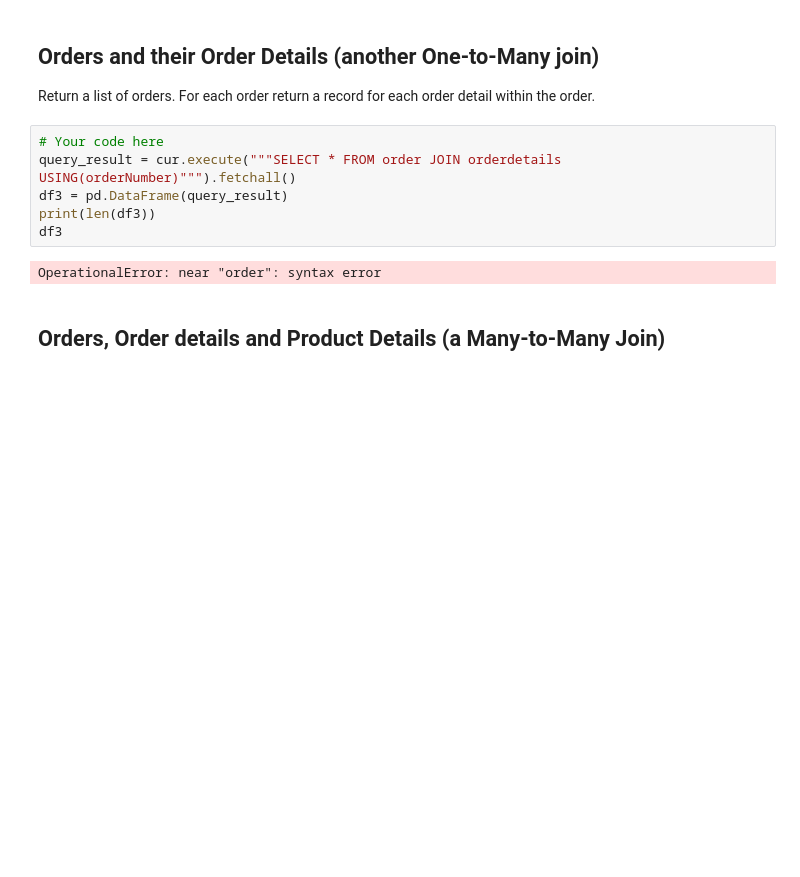
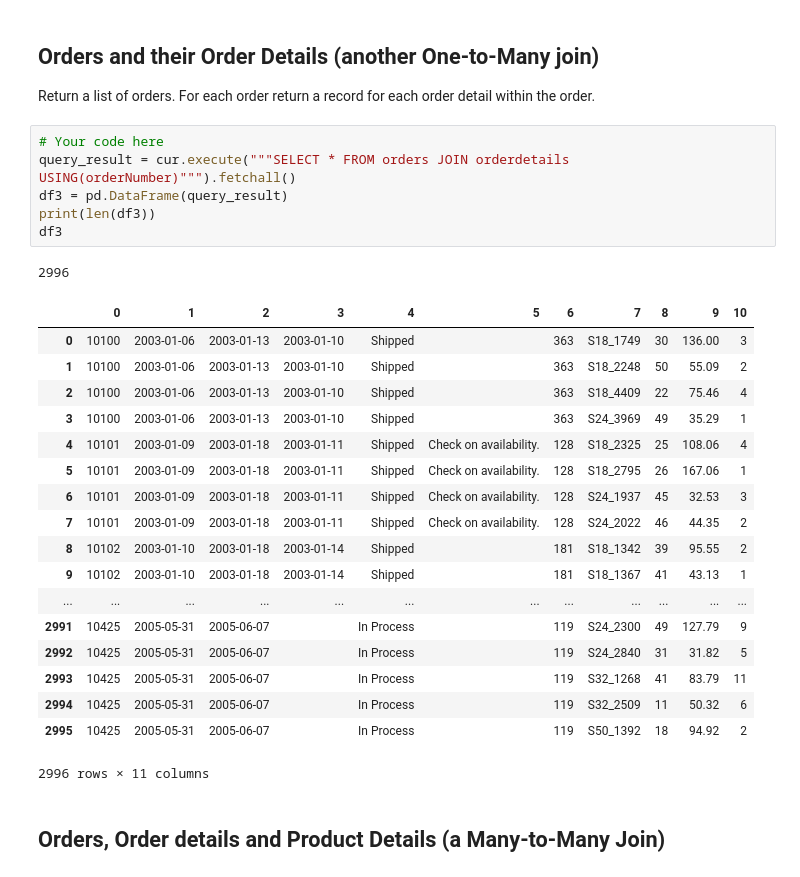
Before and after one commit to rvent/dsc-1-05-13-one-to-many-and-many-to-many-joins-lab-nyc-ds-career-012819, a Jupyter notebook: index.ipynb, the cells around one changed output. Drawn from its saved outputs; the diff is of its cells as text; blank space fills up the shorter version.

```diff
--- a/index.ipynb
+++ b/index.ipynb
@@ -82,13 +82,31 @@ df2
 Return a list of orders. For each order return a record for each order detail within the order.
 # %%
 # Your code here
-query_result = cur.execute("""SELECT * FROM order JOIN orderdetails
+query_result = cur.execute("""SELECT * FROM orders JOIN orderdetails
 USING(orderNumber)""").fetchall()
 df3 = pd.DataFrame(query_result)
 print(len(df3))
 df3
 # %% [output]
-OperationalError: near "order": syntax error
+2996
+|  | 0 | 1 | 2 | 3 | 4 | 5 | 6 | 7 | 8 | 9 | 10 |
+| 0 | 10100 | 2003-01-06 | 2003-01-13 | 2003-01-10 | Shipped |  | 363 | S18_1749 | 30 | 136.00 | 3 |
+| 1 | 10100 | 2003-01-06 | 2003-01-13 | 2003-01-10 | Shipped |  | 363 | S18_2248 | 50 | 55.09 | 2 |
+| 2 | 10100 | 2003-01-06 | 2003-01-13 | 2003-01-10 | Shipped |  | 363 | S18_4409 | 22 | 75.46 | 4 |
+| 3 | 10100 | 2003-01-06 | 2003-01-13 | 2003-01-10 | Shipped |  | 363 | S24_3969 | 49 | 35.29 | 1 |
+| 4 | 10101 | 2003-01-09 | 2003-01-18 | 2003-01-11 | Shipped | Check on availability. | 128 | S18_2325 | 25 | 108.06 | 4 |
+| 5 | 10101 | 2003-01-09 | 2003-01-18 | 2003-01-11 | Shipped | Check on availability. | 128 | S18_2795 | 26 | 167.06 | 1 |
+| 6 | 10101 | 2003-01-09 | 2003-01-18 | 2003-01-11 | Shipped | Check on availability. | 128 | S24_1937 | 45 | 32.53 | 3 |
+| 7 | 10101 | 2003-01-09 | 2003-01-18 | 2003-01-11 | Shipped | Check on availability. | 128 | S24_2022 | 46 | 44.35 | 2 |
+| 8 | 10102 | 2003-01-10 | 2003-01-18 | 2003-01-14 | Shipped |  | 181 | S18_1342 | 39 | 95.55 | 2 |
+| 9 | 10102 | 2003-01-10 | 2003-01-18 | 2003-01-14 | Shipped |  | 181 | S18_1367 | 41 | 43.13 | 1 |
+| ... | ... | ... | ... | ... | ... | ... | ... | ... | ... | ... | ... |
+| 2991 | 10425 | 2005-05-31 | 2005-06-07 |  | In Process |  | 119 | S24_2300 | 49 | 127.79 | 9 |
+| 2992 | 10425 | 2005-05-31 | 2005-06-07 |  | In Process |  | 119 | S24_2840 | 31 | 31.82 | 5 |
+| 2993 | 10425 | 2005-05-31 | 2005-06-07 |  | In Process |  | 119 | S32_1268 | 41 | 83.79 | 11 |
+| 2994 | 10425 | 2005-05-31 | 2005-06-07 |  | In Process |  | 119 | S32_2509 | 11 | 50.32 | 6 |
+| 2995 | 10425 | 2005-05-31 | 2005-06-07 |  | In Process |  | 119 | S50_1392 | 18 | 94.92 | 2 |
+2996 rows × 11 columns
 # %% [markdown]
 ## Orders, Order details and Product Details (a Many-to-Many Join)
 # %% [markdown]
```
